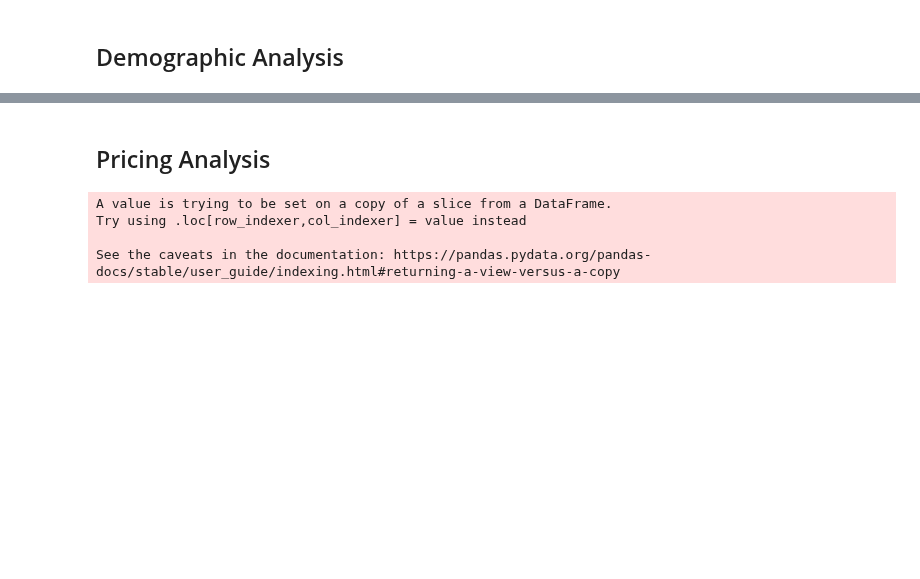
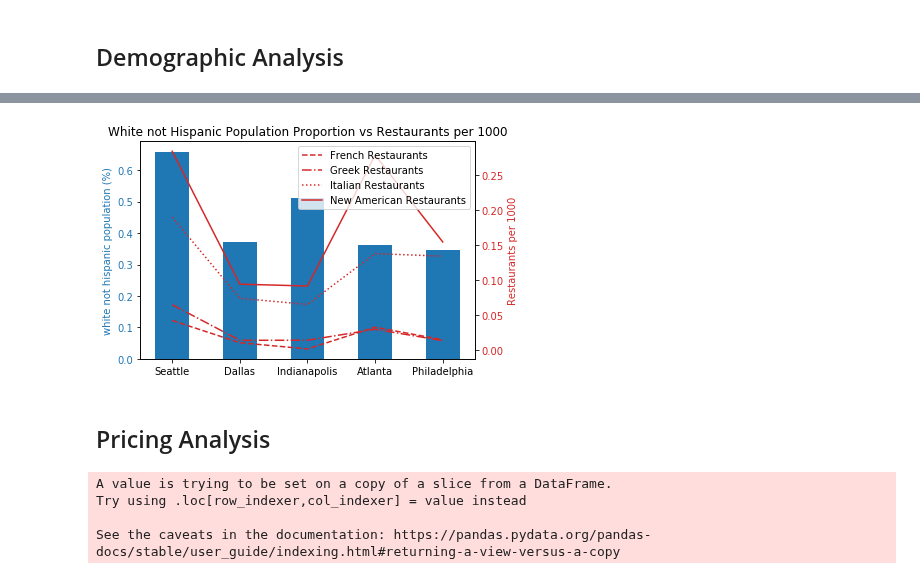
Before and after one commit to DPintacasi/teamcobra_project1, a Jupyter notebook: Scripts/final_analysis.ipynb, the cells around one changed output, grey strips where cells are left out. Saved outputs shown, nothing was run; the diff lists cells and outputs as text; code cells hidden in the pictures; blank space fills up the shorter version.

```diff
--- a/Scripts/final_analysis.ipynb
+++ b/Scripts/final_analysis.ipynb
@@ -232,3 +218,29 @@ plt.show()
+# %%
+ax1 = plt.subplot(111)
+
+color = 'tab:blue'
+ax1.bar(cities, [p.loc['white_not_hispanic'] for p in pop_ethnicities_p_bycity], width=0.5, color=color, align='center')
+ax1.set_ylabel('white not hispanic population (%)', color=color)
+ax1.tick_params(axis='y', labelcolor=color)
+
+
+ax2 = ax1.twinx()
+
+color = 'tab:red'
+ax2.plot(cities, [p.loc['french'] for p in rest_ethnicities_p_bycity], color = color, linestyle = '--', label = 'French Restaurants')
+ax2.plot(cities, [p.loc['greek'] for p in rest_ethnicities_p_bycity], color=color,linestyle = '-.', label = 'Greek Restaurants')
+ax2.plot(cities, [p.loc['italian'] for p in rest_ethnicities_p_bycity], color=color, linestyle = ':',label = 'Italian Restaurants')
+ax2.plot(cities, [p.loc['new american'] for p in rest_ethnicities_p_bycity], color=color, linestyle = '-',label = 'New American Restaurants')
+ax2.set_ylabel('Restaurants per 1000', color=color)
+ax2.tick_params(axis='y', labelcolor=color)
+
+
+plt.title('White not Hispanic Population Proportion vs Restaurants per 1000')
+plt.legend()
+plt.savefig('../Output/Charts/rest_vs_pop_white.png')
+plt.show()
+# %% [output]
+[figure, added]
 # %% [markdown]
 ## Pricing Analysis
 # %%
```
Also changed, not shown: parts of 13 cells of this notebook, 4 other files.
